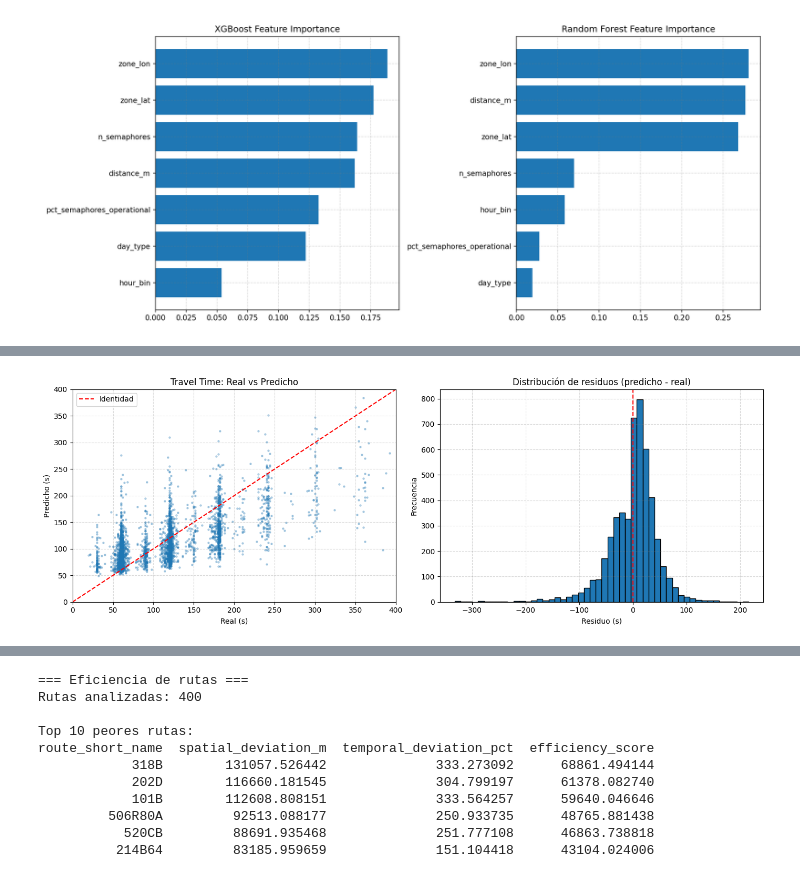
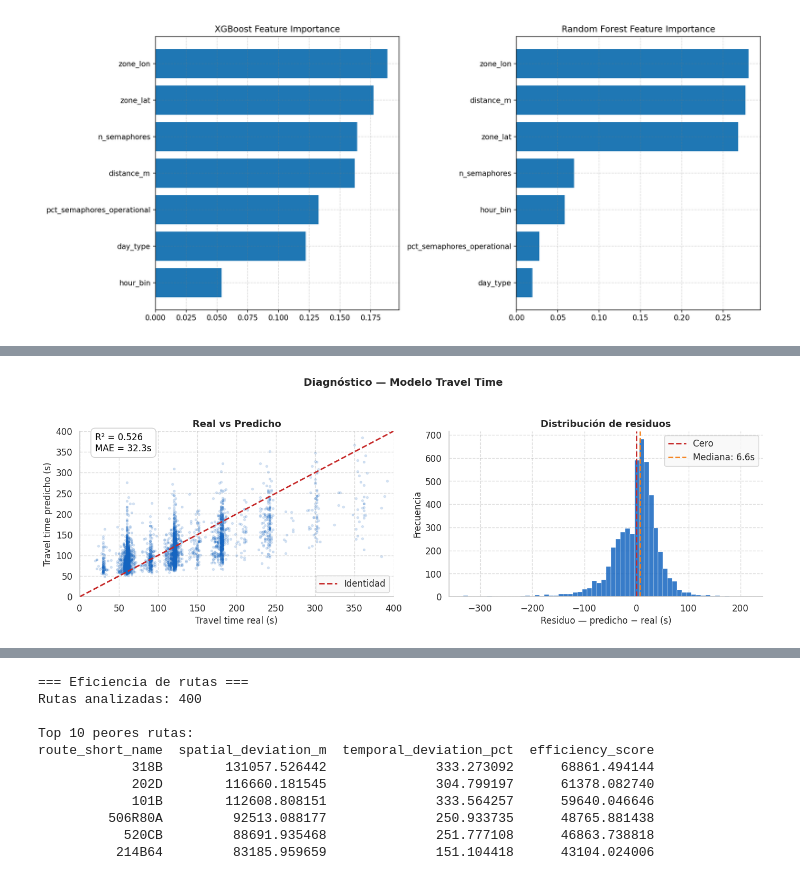
Before and after one commit to fhiba/transportia, a Jupyter notebook: notebooks/entregable_3_modelado.ipynb, the cells around one changed output, grey strips where cells are left out. Cells and saved outputs as stored; diff of their text form; code cells hidden in the pictures.

```diff
--- a/notebooks/entregable_3_modelado.ipynb
+++ b/notebooks/entregable_3_modelado.ipynb
@@ -62,9 +63,0 @@ headway_feat = load_parquet("headway_features.parquet")
-# %%
-print("=== Resumen de datos ===")
-for name, df in [("Stop Events", stop_events), ("Segments Raw", segments_raw),
-                  ("Headway Raw", headway_raw), ("Segments Features", segments_feat),
-                  ("Headway Features", headway_feat)]:
-    if not df.empty:
-        print(f"{name}: {len(df):,} filas x {df.shape[1]} columnas")
-    else:
-        print(f"{name}: no disponible")
@@ -169,10 +79,0 @@ Mejor modelo: RandomForest
-# %%
-if metrics_hw_path.exists():
-    with open(metrics_hw_path) as f:
-        metrics_hw = json.load(f)
-    print("=== Headway Model — Métricas ===")
-    df_metrics_hw = pd.DataFrame(metrics_hw["results"])
-    print(df_metrics_hw.to_string(index=False))
-    print(f"\nMejor modelo: {metrics_hw['best_model']}")
-else:
-    print("⚠ metrics_headway.json no encontrado.")
@@ -222,51 +339,65 @@ Feature Importance — Headway Model
 # %%
 if not segments_feat.empty and metrics_tt_path.exists():
     model_tt = joblib.load(OUTPUTS / "model_travel_time.joblib")
     features = model_tt["features"]
-    feat_df = segments_feat.dropna(subset=features + ["travel_time_observed"]).copy()
+    feat_df  = segments_feat.dropna(subset=features + ["travel_time_observed"]).copy()
+    feat_df  = feat_df[feat_df["travel_time_observed"] <= 600]
 
-    feat_df = feat_df[feat_df["travel_time_observed"] <= 600]
-
-    hour_map = {"early_morning": 0, "morning_peak": 1, "midday": 2, "evening_peak": 3, "night": 4}
-    day_map = {"weekday": 0, "weekend": 1}
+    hour_map = {"early_morning":0,"morning_peak":1,"midday":2,"evening_peak":3,"night":4}
+    day_map  = {"weekday":0,"weekend":1}
     if "hour_bin" in feat_df.columns:
         feat_df["hour_bin"] = feat_df["hour_bin"].map(hour_map).fillna(2)
     if "day_type" in feat_df.columns:
         feat_df["day_type"] = feat_df["day_type"].map(day_map).fillna(0)
-    if "route_short_name" in feat_df.columns:
-        freq = feat_df["route_short_name"].value_counts()
-        feat_df["route_enc"] = feat_df["route_short_name"].map(freq).fillna(0).astype(int)
 
-    available_features = [c for c in features if c in feat_df.columns]
+    avail  = [c for c in features if c in feat_df.columns]
     sample = feat_df.sample(min(5000, len(feat_df)), random_state=42)
-    X_sample = sample[available_features].values
-    y_sample = sample["travel_time_observed"].values
-    preds = model_tt["model"].predict(X_sample)
+    preds  = model_tt["model"].predict(sample[avail].values)
+    y_s    = sample["travel_time_observed"].values
+
+    from sklearn.metrics import r2_score, mean_absolute_error
+    r2  = r2_score(y_s, preds)
+    mae = mean_absolute_error(y_s, preds)
 
     fig, axes = plt.subplots(1, 2, figsize=(14, 5))
+    max_val = 400
 
-    axes[0].scatter(y_sample, preds, alpha=0.3, s=5)
-    max_val = 400
-    axes[0].plot([0, max_val], [0, max_val], "r--", label="Identidad")
-    axes[0].set_xlabel("Real (s)")
-    axes[0].set_ylabel("Predicho (s)")
-    axes[0].set_title("Travel Time: Real vs Predicho")
-    axes[0].set_xlim(0, max_val)
-    axes[0].set_ylim(0, max_val)
+    # scatter con alpha — contraste alto, sin fondo claro sobre claro
+    axes[0].scatter(y_s, preds, alpha=0.15, s=8, color="#1565C0", rasterized=True)
+    axes[0].plot([0, max_val], [0, max_val], "--", color=PALETTE["danger"],
+                 linewidth=2, label="Identidad", zorder=5)
+    axes[0].set_facecolor("white")
+    axes[0].set_xlabel("Travel time real (s)", fontsize=12)
+    axes[0].set_ylabel("Travel time predicho (s)", fontsize=12)
+    axes[0].set_title("Real vs Predicho", fontsize=13, fontweight="bold")
+    axes[0].set_xlim(0, max_val); axes[0].set_ylim(0, max_val)
     axes[0].legend()
+    axes[0].text(0.05, 0.88,
+                 f"R² = {r2:.3f}\nMAE = {mae:.1f}s",
+                 transform=axes[0].transAxes, fontsize=12, color="black",
+                 bbox=dict(boxstyle="round,pad=0.5", facecolor="white",
+                           edgecolor="#cccccc", alpha=1.0))
     add_grid(axes[0])
 
-    residuals = preds - y_sample
-    axes[1].hist(residuals, bins=50, edgecolor="black")
-    axes[1].axvline(0, color="r", linestyle="--")
-    axes[1].set_xlabel("Residuo (s)")
-    axes[1].set_ylabel("Frecuencia")
-    axes[1].set_title("Distribución de residuos (predicho - real)")
+    residuals = preds - y_s
+    axes[1].set_facecolor("white")
+    axes[1].hist(residuals, bins=60, color=PALETTE["primary"],
+                 edgecolor="white", linewidth=0.3, alpha=0.85)
+    axes[1].axvline(0, color=PALETTE["danger"], linestyle="--",
+                    linewidth=2, label="Cero")
+    axes[1].axvline(np.median(residuals), color="#F57F17", linestyle="--",
+                    linewidth=1.8, label=f"Mediana: {np.median(residuals):.1f}s")
+    axes[1].set_xlabel("Residuo — predicho − real (s)", fontsize=12)
+    axes[1].set_ylabel("Frecuencia", fontsize=12)
+    axes[1].set_title("Distribución de residuos", fontsize=13, fontweight="bold")
+    axes[1].legend()
     add_grid(axes[1])
 
-    plt.tight_layout()
+    plt.suptitle("Diagnóstico — Modelo Travel Time",
+                 fontsize=14, fontweight="bold")
+    plt.tight_layout(rect=[0, 0, 1, 0.94])
     plt.show()
 else:
-    print("No hay datos suficientes para generar scatter plot.")
+    print("No hay datos suficientes.")
 # %% [output]
-[figure, old version]
+[figure, new version]
```
Also changed, not shown: parts of 45 cells of this notebook, 4 other files.
